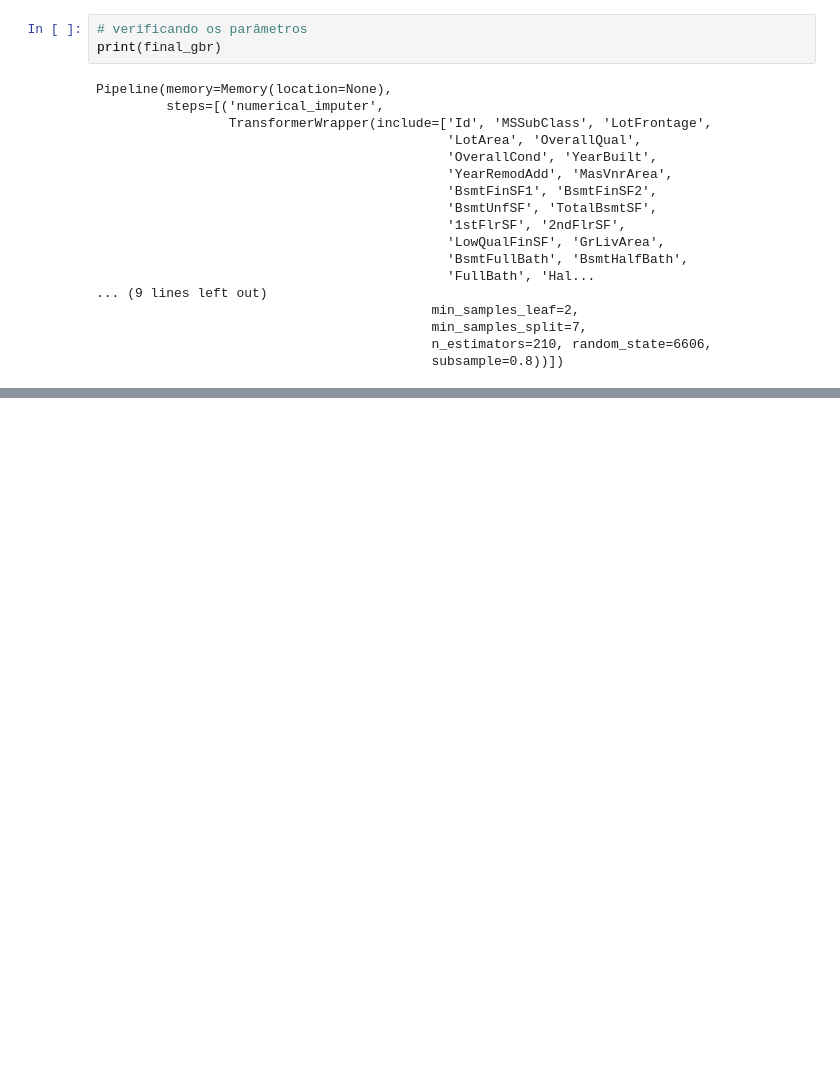
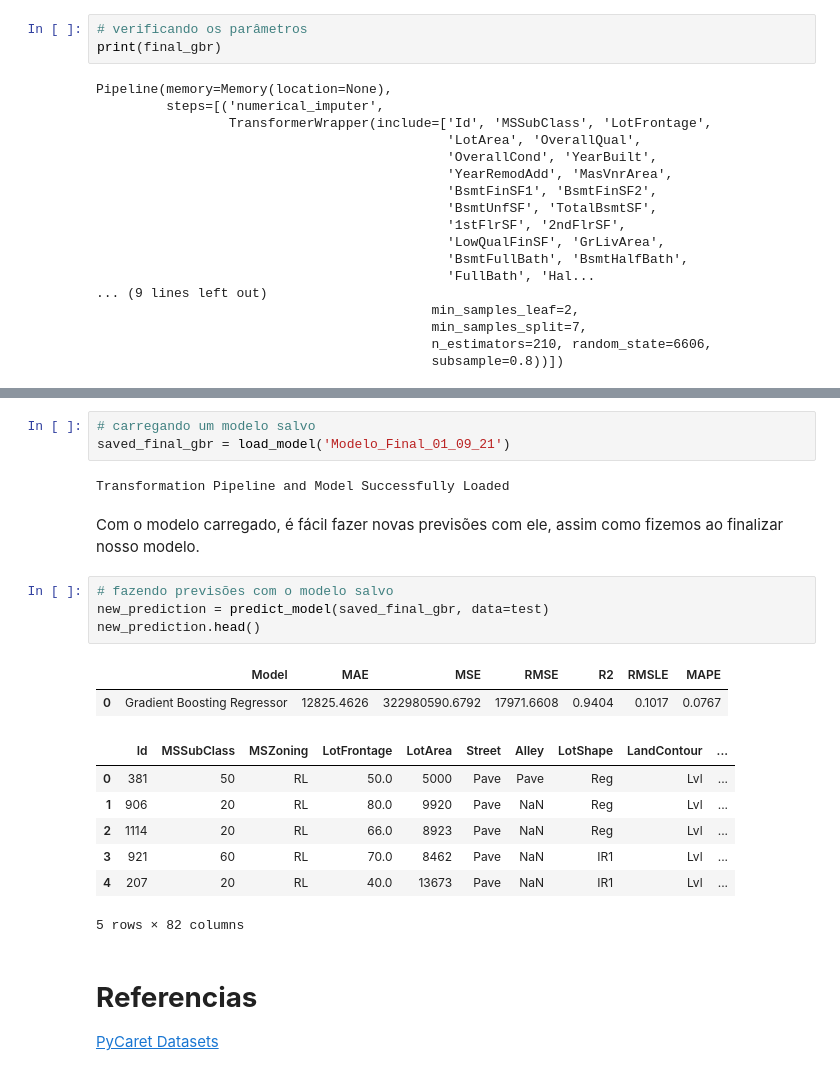
Before and after one commit to JhonnyLimachi/Sigmoidal, a Jupyter notebook: 38_Regressão_com_PyCaret.ipynb, the cells around one changed output, grey strips where cells are left out. Saved outputs shown, nothing was run; the diff lists cells and outputs as text; blank space fills up the shorter version.

```diff
--- a/38_Regressão_com_PyCaret.ipynb
+++ b/38_Regressão_com_PyCaret.ipynb
@@ -421,0 +482,25 @@ Pipeline(memory=Memory(location=None),
+# %%
+# carregando um modelo salvo
+saved_final_gbr = load_model('Modelo_Final_01_09_21')
+# %% [output]
+Transformation Pipeline and Model Successfully Loaded
+# %% [markdown]
+Com o modelo carregado, é fácil fazer novas previsões com ele, assim como fizemos ao finalizar nosso modelo.
+# %%
+# fazendo previsões com o modelo salvo
+new_prediction = predict_model(saved_final_gbr, data=test)
+new_prediction.head()
+# %% [output]
+|  | Model | MAE | MSE | RMSE | R2 | RMSLE | MAPE |
+| 0 | Gradient Boosting Regressor | 12825.4626 | 322980590.6792 | 17971.6608 | 0.9404 | 0.1017 | 0.0767 |
+|  | Id | MSSubClass | MSZoning | LotFrontage | LotArea | Street | Alley | LotShape | LandContour | ... |
+| 0 | 381 | 50 | RL | 50.0 | 5000 | Pave | Pave | Reg | Lvl | ... |
+| 1 | 906 | 20 | RL | 80.0 | 9920 | Pave | NaN | Reg | Lvl | ... |
+| 2 | 1114 | 20 | RL | 66.0 | 8923 | Pave | NaN | Reg | Lvl | ... |
+| 3 | 921 | 60 | RL | 70.0 | 8462 | Pave | NaN | IR1 | Lvl | ... |
+| 4 | 207 | 20 | RL | 40.0 | 13673 | Pave | NaN | IR1 | Lvl | ... |
+5 rows × 82 columns
+# %% [markdown]
+# **Referencias**
+
+[PyCaret Datasets](https://pycaret.org/get-data/)
```
Also changed, not shown: parts of 7 cells of this notebook.
